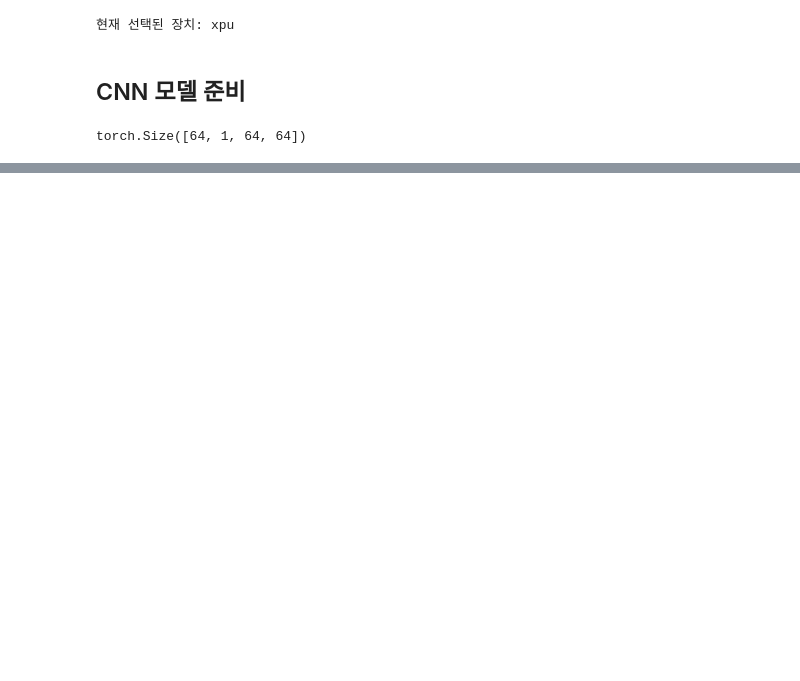
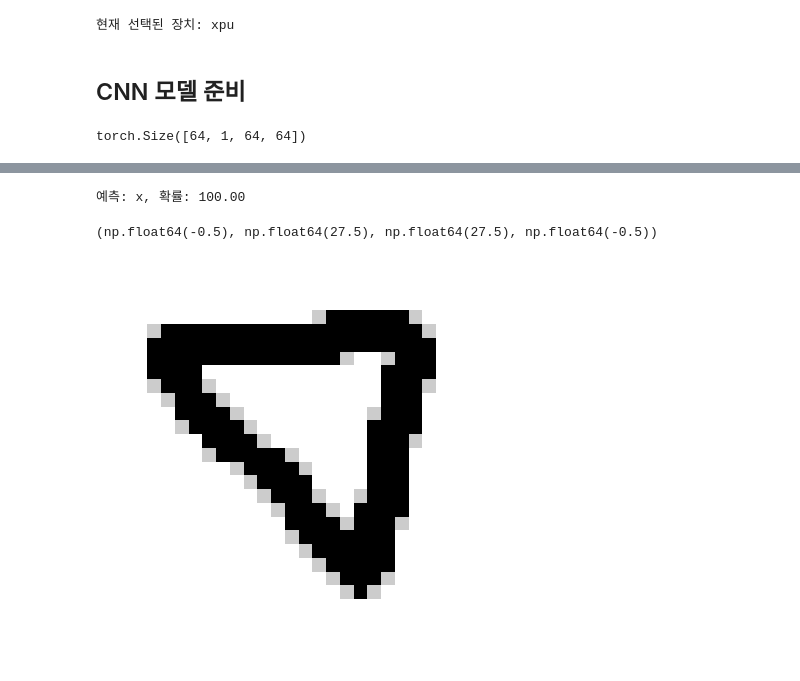
Before and after one commit to Bucheo/machine_learning, a Jupyter notebook: 17.딥러닝(CNN, 손글씨).ipynb, the cells around one changed output, grey strips where cells are left out. Cells and saved outputs as stored; diff of their text form; code cells hidden in the pictures; blank space fills up the shorter version.

```diff
--- a/17.딥러닝(CNN, 손글씨).ipynb
+++ b/17.딥러닝(CNN, 손글씨).ipynb
@@ -436,0 +457,24 @@ plt.show()
+# %%
+img_path = r"D:\kdt_dataset\dd.png"
+
+shape = Image.open(img_path).convert("RGB")
+input_tensor = test_transform(shape)
+input_tensor_dev = input_tensor.unsqueeze(0).to(device)
+
+with torch.no_grad():
+    outputs = model(input_tensor_dev)
+    probs = F.softmax(outputs, dim=1)[0]
+
+    pred_idx = torch.argmax(probs).item()
+    pred_class = class_dict[pred_idx]
+    confidence = probs[pred_idx].item() * 100
+
+    print(f"예측: {pred_class}, 확률: {confidence:.2f}")
+
+plt.subplots(figsize=(10, 5))
+plt.imshow(shape)
+plt.axis("off")
+# %% [output]
+예측: x, 확률: 100.00
+(np.float64(-0.5), np.float64(27.5), np.float64(27.5), np.float64(-0.5))
+[figure, added]
```
Also changed, not shown: parts of 13 cells of this notebook, 2 other files.
